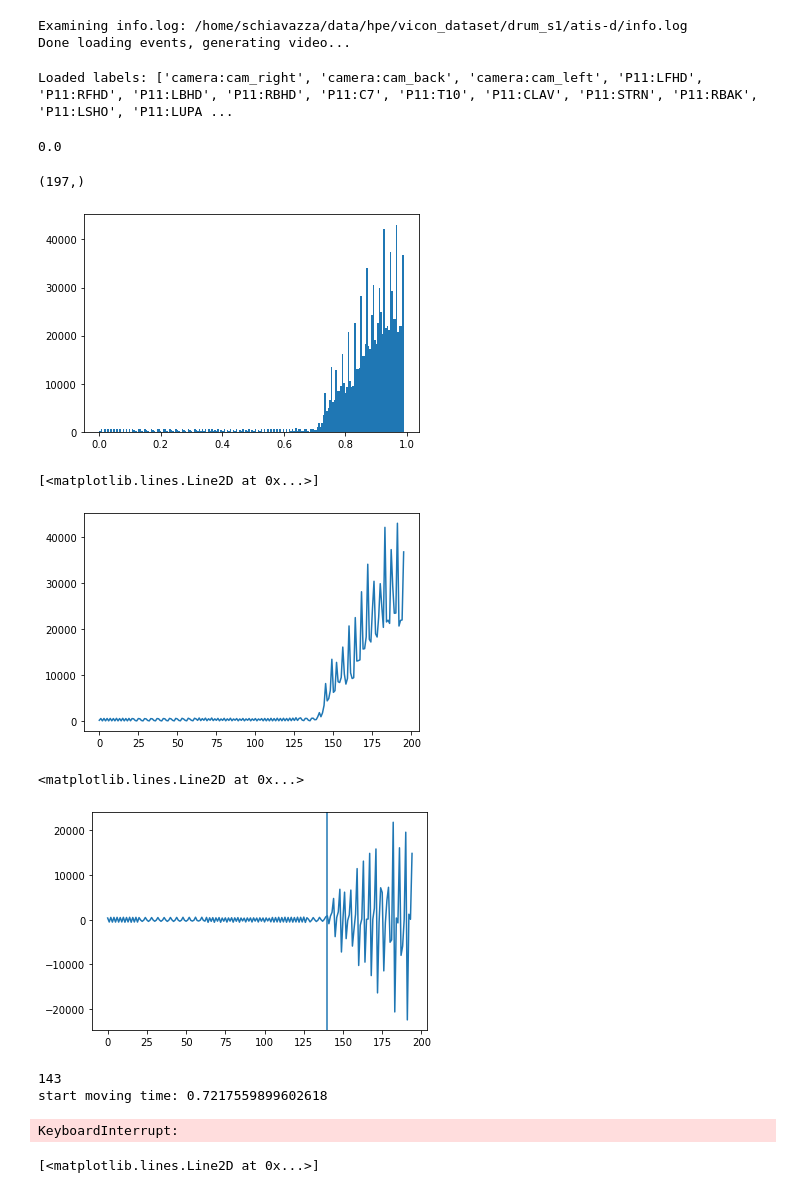
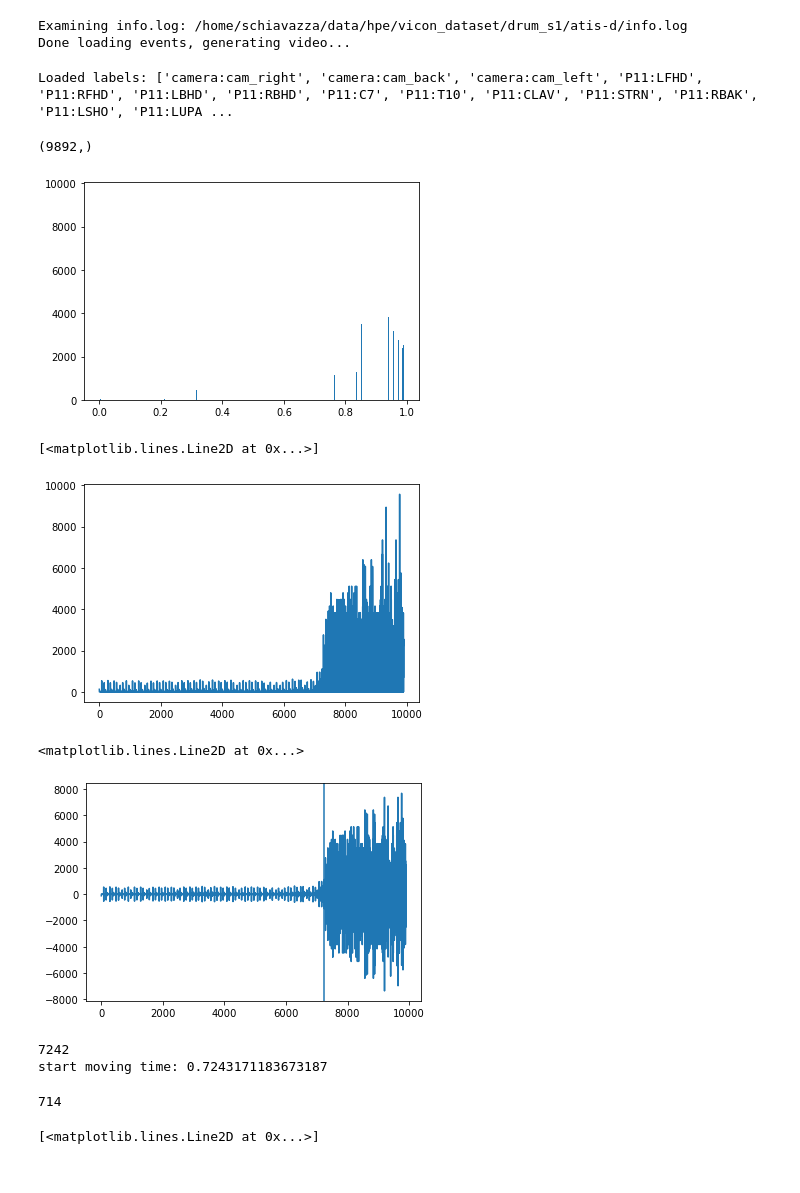
Before and after one commit to event-driven-robotics/hpe-core, a Jupyter notebook: datasets/vicon_processing/notebooks/eventrate_test.ipynb, the cells around one changed output. Drawn from its saved outputs; the diff is of its cells as text; code cells hidden in the pictures.

Commit message:
changes for time synch with event rate

```diff
--- a/datasets/vicon_processing/notebooks/eventrate_test.ipynb
+++ b/datasets/vicon_processing/notebooks/eventrate_test.ipynb
@@ -39,37 +41,35 @@ c3d_helper = C3dHelper(c3d_file_path, delay=0.0, camera_markers=True)
 labels = [l.strip() for l in c3d_helper.reader.point_labels]
 
 print(f"Loaded labels: {labels}")
-c3d_helper.find_start_time()
 # %% [output]
 Loaded labels: ['camera:cam_right', 'camera:cam_back', 'camera:cam_left', 'P11:LFHD', 'P11:RFHD', 'P11:LBHD', 'P11:RBHD', 'P11:C7', 'P11:T10', 'P11:CLAV', 'P11:STRN', 'P11:RBAK', 'P11:LSHO', 'P11:LUPA ...
-0.0
 # %%
 id_end = 1000000
 times = dvs_helper.events['ts'][:id_end]
 
 duration = times[-1]- times[0]
-time_bins = np.linspace(times[0], times[-1], int(200 * duration))
+time_bins = np.linspace(times[0], times[-1], int(10000 * duration))
 # %%
 time_bins.shape
 # %% [output]
-(197,)
+(9892,)
 # %%
 plt.hist(times, bins=time_bins);
 # %% [output]
-[figure, old version]
+[figure, new version]
 # %%
 hist, bin_edges = np.histogram(times, time_bins)
 # %%
 plt.plot(hist)
 # %% [output]
 [<matplotlib.lines.Line2D at 0x...>]
-[figure, old version]
+[figure, new version]
 # %%
 plt.plot(np.diff(hist))
-plt.axvline(140)
+plt.axvline(7242)
 # %% [output]
 <matplotlib.lines.Line2D at 0x...>
-[figure, old version]
+[figure, new version]
 # %%
 for i, diff in enumerate(np.diff(hist)):
     if diff > 1000:
@@ -79,15 +79,17 @@ print(idx)
 dvs_start_moving = bin_edges[idx]
 print(f"start moving time: {bin_edges[idx]}")
 # %% [output]
-143
-start moving time: 0.7217559899602618
+7242
+start moving time: 0.7243171183673187
+# %%
+np.argmax(np.diff(hist) > 1000)
+# %% [output]
+714
 # %%
 poses = []
 for i in range(1, c3d_helper.reader.frame_count):
     T = c3d_helper.marker_T_at_frame_vector(i)
     poses.append(T)
-# %% [output]
-KeyboardInterrupt:
 # %%
 poses = np.array(poses)
 # %%
```
Also changed, not shown: parts of 4 cells of this notebook, 5 other files.
